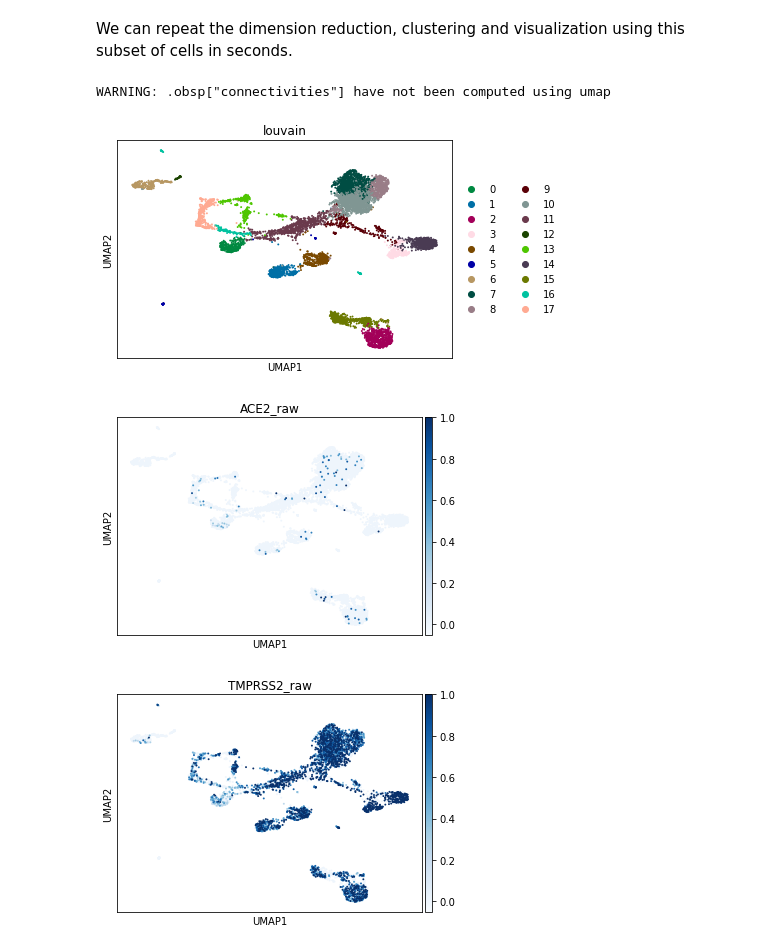
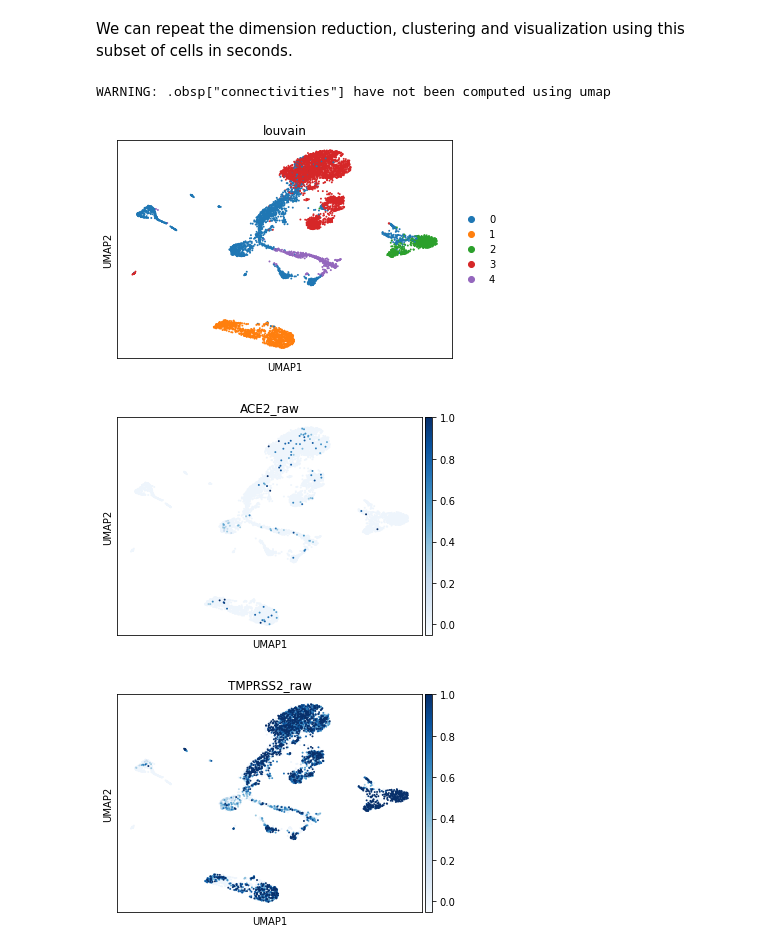
Before and after one commit to NVIDIA-Genomics-Research/rapids-single-cell-examples, a Jupyter notebook: notebooks/hlca_lung_gpu_analysis.ipynb, the cells around one changed output. Cells and saved outputs as stored; diff of their text form; code cells hidden in the pictures.

```diff
--- a/notebooks/hlca_lung_gpu_analysis.ipynb
+++ b/notebooks/hlca_lung_gpu_analysis.ipynb
@@ -296,5 +294,5 @@ Wall time: 536 ms
 We use PCA to reduce the dimensionality of the matrix to its top 50 principal components.
 # %%
 %%time
-adata.obsm["X_pca"] = PCA(n_components=n_components, output_type="numpy").fit_transform(adata.X)
+adata.obsm["X_pca"] = PCA(n_components=n_components).fit_transform(adata.X)
 # %% [output]
@@ -410,7 +412,7 @@ We use logistic regression to identify the top 50 genes distinguishing each clus
 # %%
 %%time
 scores, names, reference = rapids_scanpy_funcs.rank_genes_groups(
-    sparse_gpu_array,
+    normalized,
     cluster_labels,
     var_names,
     n_genes=ranking_n_top_genes, groups='all', reference='rest')
@@ -437,8 +438,3 @@ Wall time: 5.51 s
 The speedup offered by Rapids makes it easy to interactively re-analyze subsets of cells. To illustrate this, we select epithelial cells (EPCAM+) from the dataset.
 # %%
 reanalysis_start = time.time()
-# %%
-%%time
-
-epcam_cells = adata.obs["EPCAM_raw"] > 0.0
-adata = adata[epcam_cells,:]
@@ -447,0 +441,15 @@ Wall time: 3.79 ms
+# %%
+%%time
+
+epcam_cells = EPCAM_raw > 0.0
+
+normalized_epcam_cells = normalized[epcam_cells]
+ACE2_raw_epcam = ACE2_raw[epcam_cells]
+TMPRSS2_raw_epcam = TMPRSS2_raw[epcam_cells]
+
+var_names = adata.var_names
+adata = anndata.AnnData(normalized_epcam_cells.get())
+adata.var_names = var_names
+adata.obs["ACE2_raw"] = ACE2_raw_epcam.get()
+adata.obs["TMPRSS2_raw"] = TMPRSS2_raw_epcam.get()
+print(adata.X.shape)
@@ -450,16 +462,16 @@ We can repeat the dimension reduction, clustering and visualization using this s
 # %%
 %%time
 
-adata.obsm["X_pca"] = PCA(n_components=n_components, output_type="numpy").fit_transform(adata.X)
+adata.obsm["X_pca"] = PCA(n_components=n_components).fit_transform(adata.X)
 sc.pp.neighbors(adata, n_neighbors=n_neighbors, n_pcs=knn_n_pcs, method='rapids')
 sc.tl.umap(adata, min_dist=umap_min_dist, spread=umap_spread, method='rapids')
 sc.tl.louvain(adata, flavor='rapids', resolution=louvain_resolution)
 
 sc.pl.umap(adata, color=["louvain"])
 sc.pl.umap(adata, color=["ACE2_raw"], color_map="Blues", vmax=1, vmin=-0.05)
 sc.pl.umap(adata, color=["TMPRSS2_raw"], color_map="Blues", vmax=1, vmin=-0.05)
 # %% [output]
 WARNING: .obsp["connectivities"] have not been computed using umap
-[figure, old version]
+[figure, new version]
-[figure, old version]
+[figure, new version]
-[figure, old version]
+[figure, new version]
```
Also changed, not shown: parts of 39 cells of this notebook, 8 other files.
